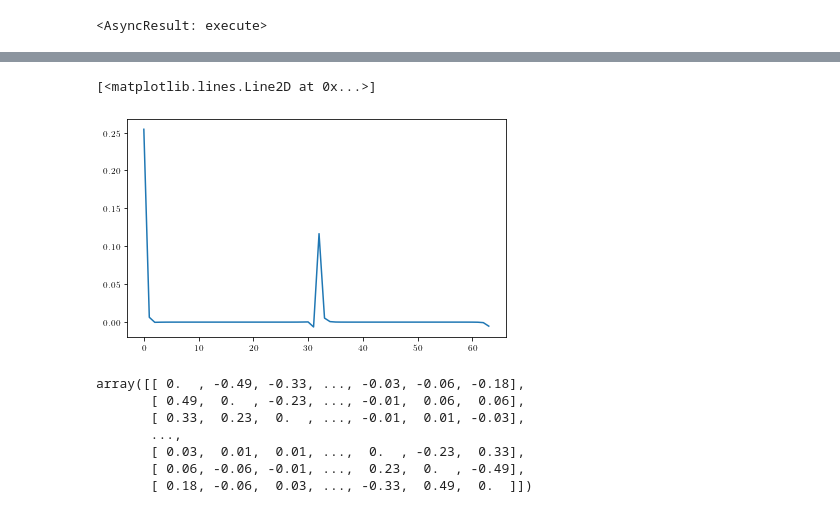
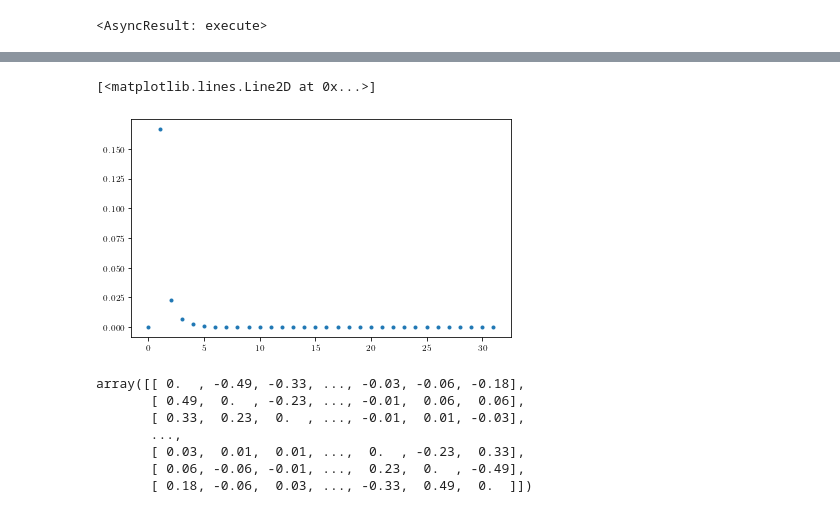
Before and after one commit to hainingpan/SPT, a Jupyter notebook: test_pSC.ipynb, the cells around one changed output, grey strips where cells are left out. Saved outputs shown, nothing was run; the diff lists cells and outputs as text; code cells hidden in the pictures.

```diff
--- a/test_pSC.ipynb
+++ b/test_pSC.ipynb
@@ -401,0 +443,3 @@ params.covariance_matrix()
+# %%
+params_inf=Params(m=1,dxmax=16,dymax=16,Lx=np.inf,Ly=np.inf,bcx=-1,bcy=1,history=True)
+params_inf.covariance_matrix()
@@ -402,2 +495,2 @@ params.covariance_matrix()
 # %%
-zz=params.C_f[0,params.linearize_index([np.arange(params.Lx),[0]],4)[::4]]
+zz=params_inf.C_f[0,params_inf.linearize_index([np.arange(params_inf.dxmax),[0]],2)[1::2]]
@@ -404,8 +516,8 @@ zz=params.C_f[0,params.linearize_index([np.arange(params.Lx),[0]],4)[::4]]
 # %%
-plt.plot(np.real(zz))
+plt.plot(np.abs(zz),'.')
 # %% [output]
 [<matplotlib.lines.Line2D at 0x...>]
-[figure, old version]
+[figure, new version]
 # %%
 np.round(np.real(params.C_m),2)
 # %% [output]
```
Also changed, not shown: parts of 54 cells of this notebook, 5 other files.
